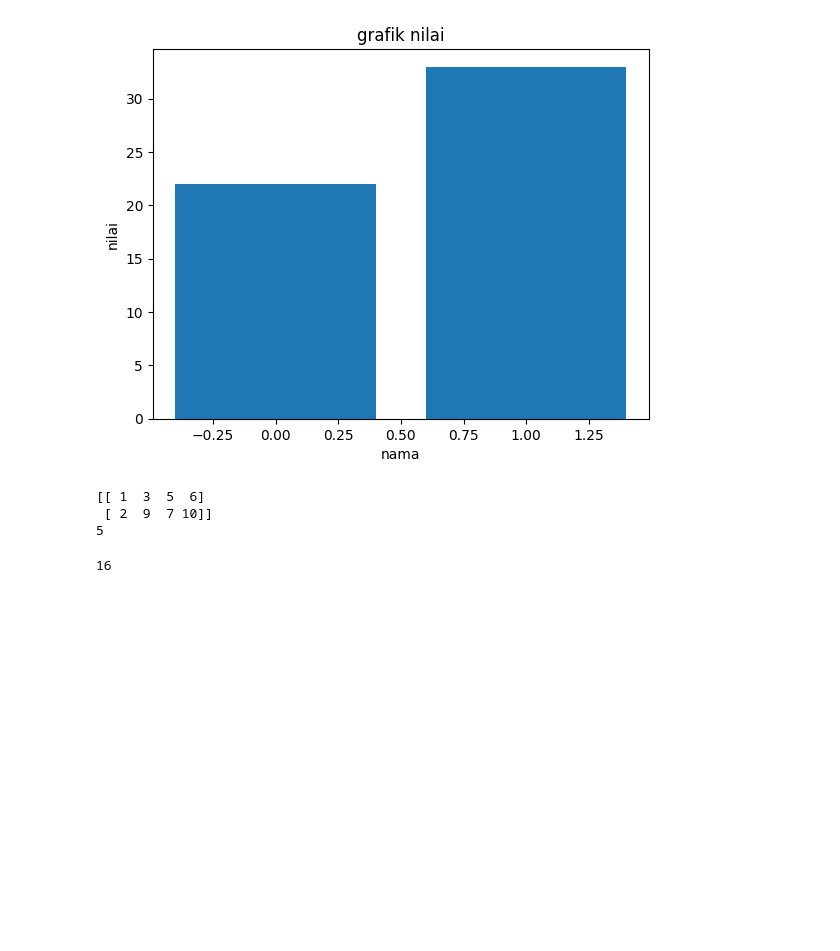
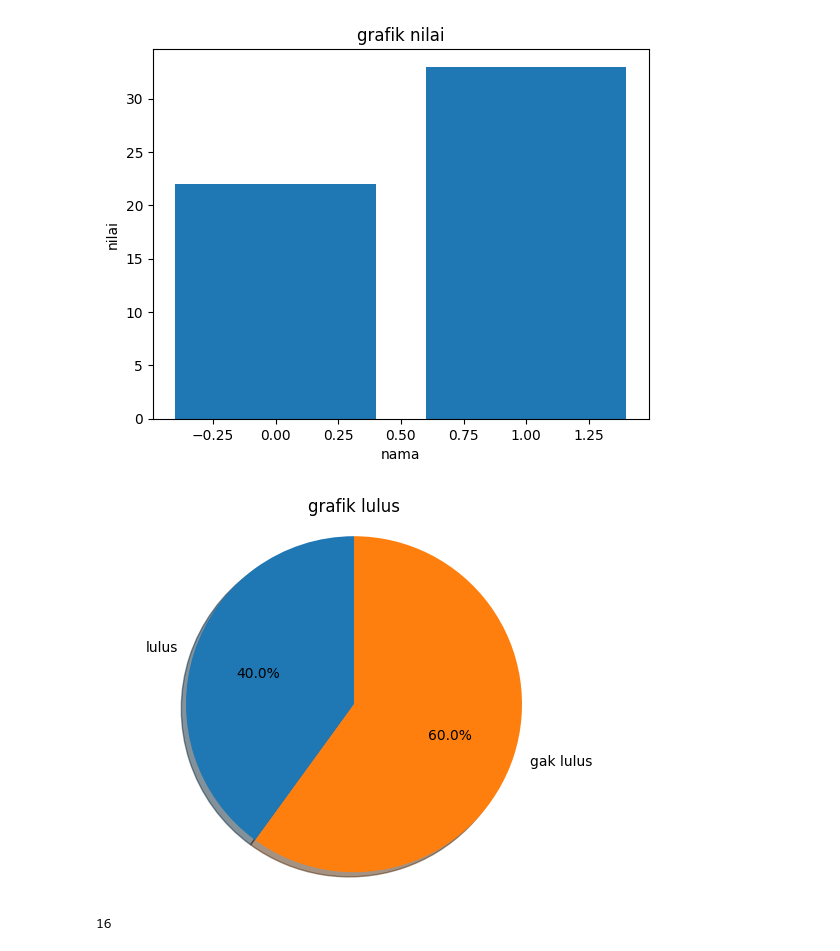
Before and after one commit to eyka0209akssjjs0209/01-array, a Jupyter notebook: latihan1.ipynb, the cells around one changed output. Drawn from its saved outputs; the diff is of its cells as text; code cells hidden in the pictures; blank space fills up the shorter version.

Commit message:
grafik pie salah

```diff
--- a/latihan1.ipynb
+++ b/latihan1.ipynb
@@ -58,11 +55,15 @@ dimensi2= bakso.array([[1,3,5,6],
-# %%
-print(dimensi2)
-hmmm= dimensi2[0,2]
-print(hmmm)
-# %% [output]
-[[ 1  3  5  6]
- [ 2  9  7 10]]
-5
+# %%
+
+import matplotlib.pyplot as oek_oek
+labels = ['lulus', 'gak lulus']
+sizes = nilay
+oek_oek.pie(sizes, labels=labels, autopct='%1.1f%%',
+        shadow=True, startangle=90)
+oek_oek.title("grafik lulus")
+oek_oek.axis('equal')
+oek_oek.show()
+# %% [output]
+[figure, added]
 # %%
 dimensi3= bakso.array([
     [[0,2,3],
```
Also changed, not shown: parts of 1 cell of this notebook.
